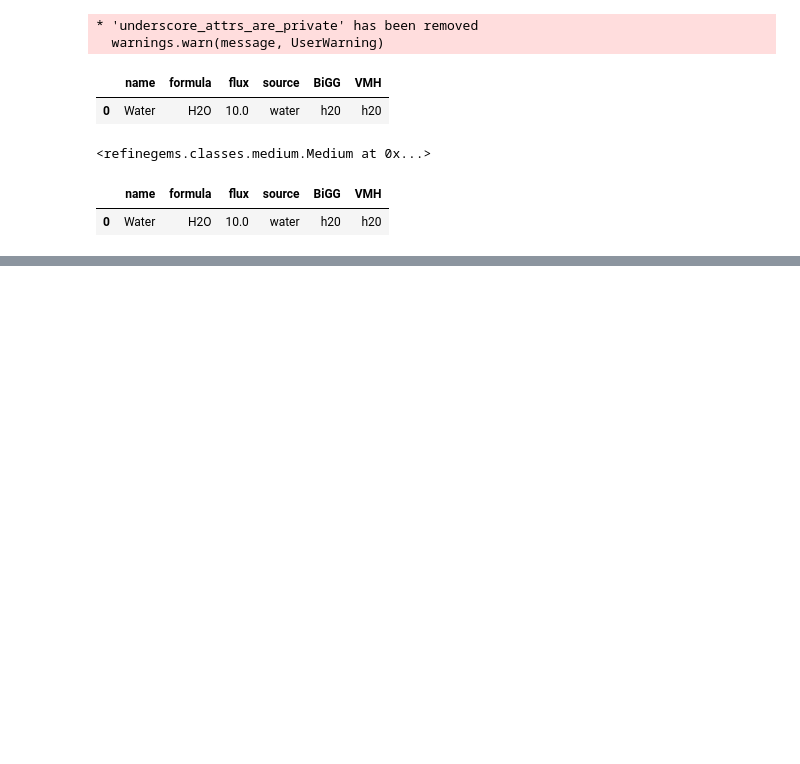
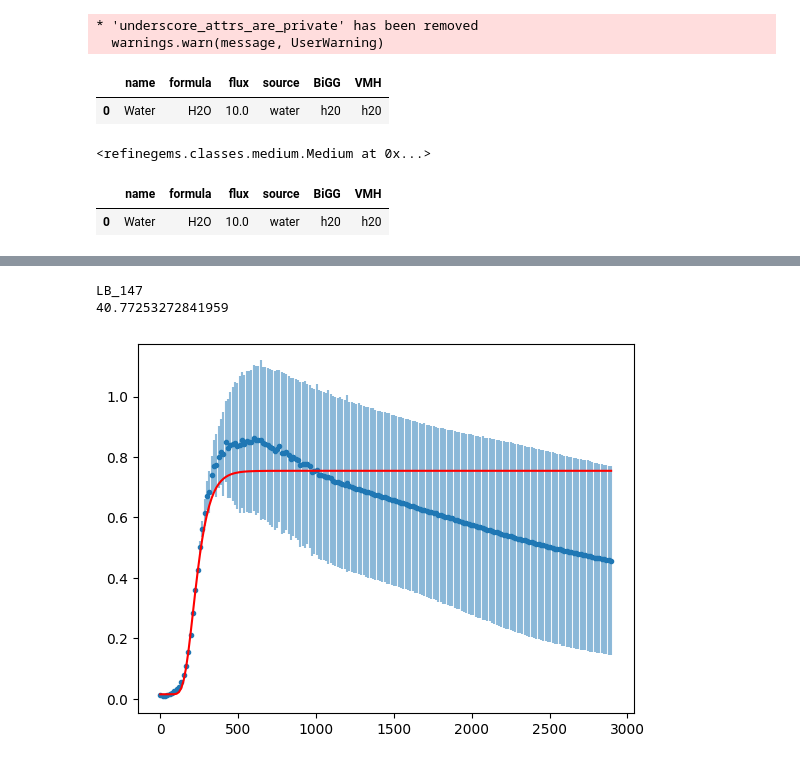
Before and after one commit to draeger-lab/refinegems, a Jupyter notebook: dev/CB_under_construction.ipynb, the cells around one changed output, grey strips where cells are left out. Cells and saved outputs as stored; diff of their text form; code cells hidden in the pictures; blank space fills up the shorter version.

```diff
--- a/dev/CB_under_construction.ipynb
+++ b/dev/CB_under_construction.ipynb
@@ -63,0 +192,49 @@ medium.substance_table
+# %%
+def fit_growth_curve(dmean,dstd,fit,col):
+
+    match fit:
+
+        case 'gompertz4':
+            solution = curve_fit(fourparam_gompertz_model, dmean.index, dmean.iloc[:,col], sigma=dstd.iloc[:,col], method='lm', p0=np.asarray([0.2,0.005,0.05,0.05])) #p0=np.asarray([0.2,0.005,0.05,30])
+
+        case 'logistic':
+            solution = curve_fit(logistic_mod, dmean.index, dmean.iloc[:,col], sigma=dstd.iloc[:,col], method='lm', p0=np.asarray([0.2,0.005,0.05])) #p0=np.asarray([0.2,0.005,0.05,30])
+
+    return solution
+# %%
+def plot_growth_curves(dmean,dstd,solu, col, fit):
+
+    plt.scatter(x=list(dmean.index),
+                y=list(dmean.iloc[:,col]),
+                marker='.'
+                )
+    plt.errorbar(x=list(dmean.index),
+                y=list(dmean.iloc[:,col]),
+                xerr=dstd.iloc[:,col],
+                yerr=dstd.iloc[:,col],
+                fmt='none',
+                alpha=0.5
+                )
+
+    match fit:
+
+        case 'gompertz4':
+            plt.plot(list(dmean.index),
+                     [fourparam_gompertz_model(point,solu[0][0],solu[0][1],solu[0][2],solu[0][3]) for point in list(dmean.index)],
+                    color='red')
+        case 'logistic':
+            plt.plot(list(dmean.index),
+                     [logistic_mod(point,solu[0][0],solu[0][1],solu[0][2]) for point in list(dmean.index)],
+                    color='red')
+# %%
+x = 3
+#fit = 'logistic'
+fit = 'gompertz4'
+solu = fit_growth_curve(dmean,dstd,fit,x)
+print(dmean.columns[x])
+print(np.log(2)/(solu[0][2]))
+plot_growth_curves(dmean,dstd,solu,x,fit)
+# %% [output]
+LB_147
+40.77253272841959
+[figure, added]
```
Also changed, not shown: parts of 7 cells of this notebook, 1 other file.
